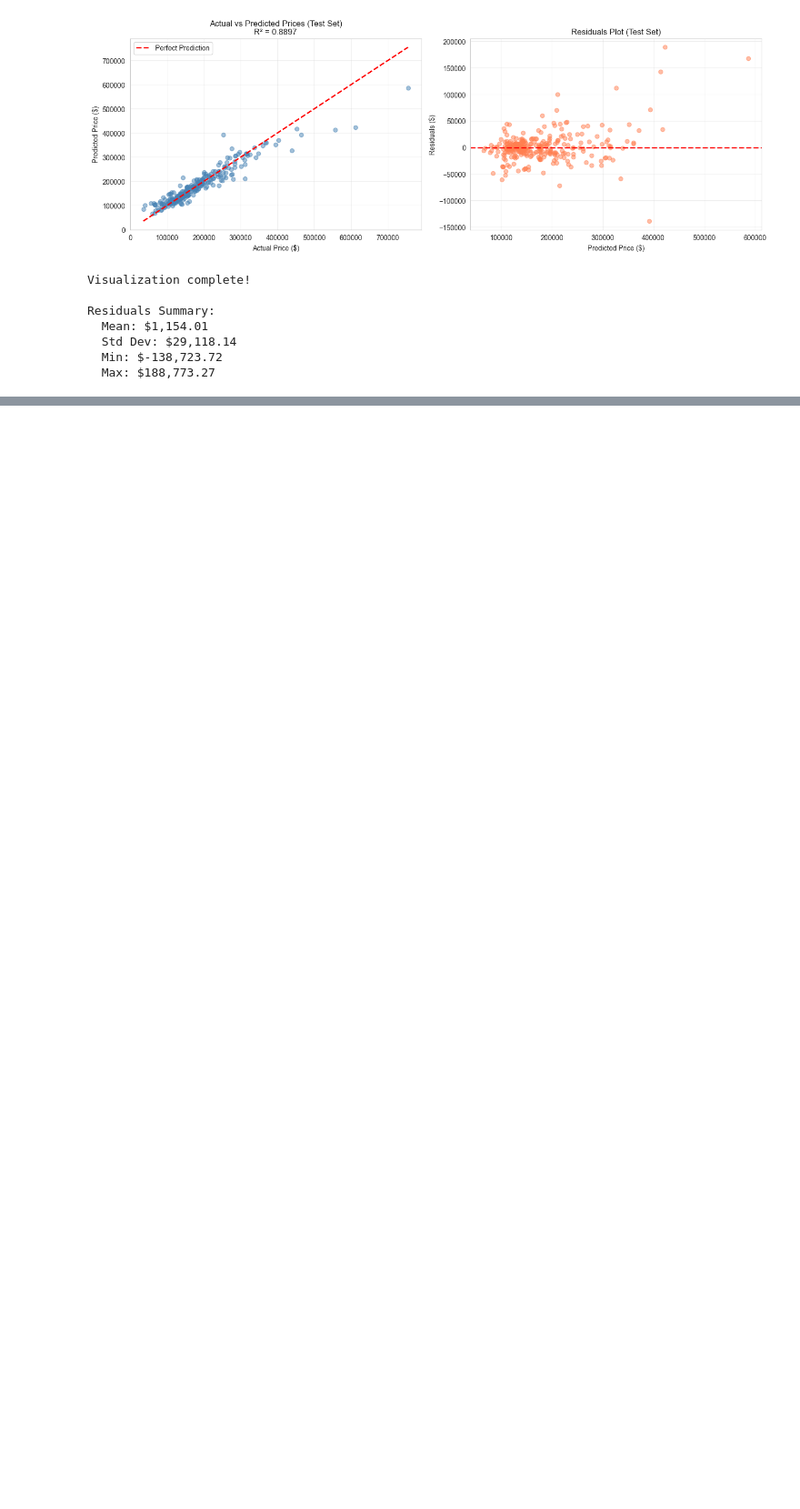
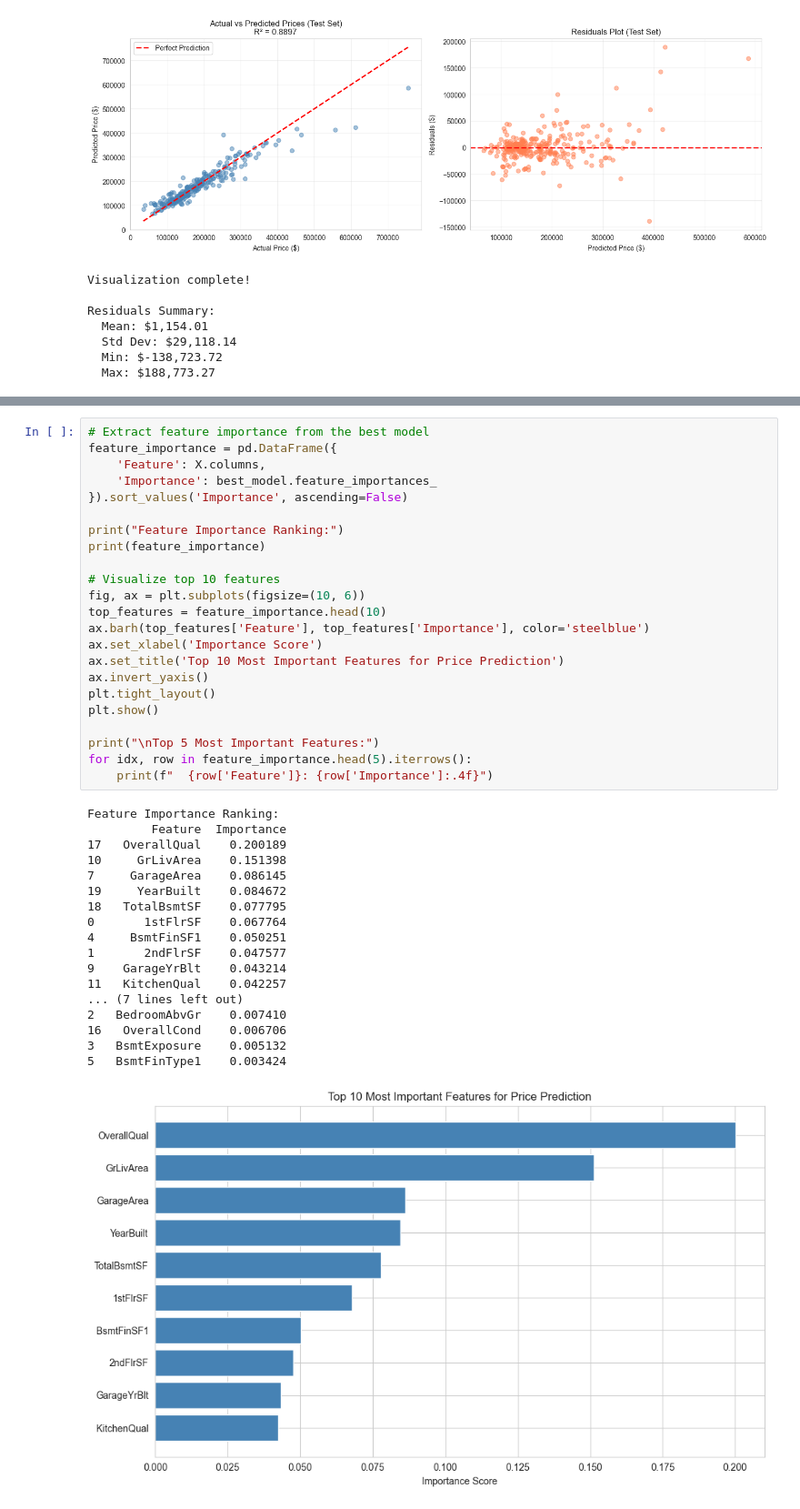
Before and after one commit to Saretta1194/Heritage-housing, a Jupyter notebook: jupyter_notebooks/03_model_training.ipynb, the cells around one changed output, grey strips where cells are left out. Shown: that part at 91% size. Drawn from its saved outputs; the diff is of its cells as text; blank space fills up the shorter version.

Commit message:
Complete model training notebook

```diff
--- a/jupyter_notebooks/03_model_training.ipynb
+++ b/jupyter_notebooks/03_model_training.ipynb
@@ -343,0 +346,42 @@ Residuals Summary:
+# %%
+# Extract feature importance from the best model
+feature_importance = pd.DataFrame({
+    'Feature': X.columns,
+    'Importance': best_model.feature_importances_
+}).sort_values('Importance', ascending=False)
+
+print("Feature Importance Ranking:")
+print(feature_importance)
+
+# Visualize top 10 features
+fig, ax = plt.subplots(figsize=(10, 6))
+top_features = feature_importance.head(10)
+ax.barh(top_features['Feature'], top_features['Importance'], color='steelblue')
+ax.set_xlabel('Importance Score')
+ax.set_title('Top 10 Most Important Features for Price Prediction')
+ax.invert_yaxis()
+plt.tight_layout()
+plt.show()
+
+print("\nTop 5 Most Important Features:")
+for idx, row in feature_importance.head(5).iterrows():
+    print(f"  {row['Feature']}: {row['Importance']:.4f}")
+# %% [output]
+Feature Importance Ranking:
+         Feature  Importance
+17   OverallQual    0.200189
+10     GrLivArea    0.151398
+7     GarageArea    0.086145
+19     YearBuilt    0.084672
+18   TotalBsmtSF    0.077795
+0       1stFlrSF    0.067764
+4     BsmtFinSF1    0.050251
+1       2ndFlrSF    0.047577
+9    GarageYrBlt    0.043214
+11   KitchenQual    0.042257
+... (7 lines left out)
+2   BedroomAbvGr    0.007410
+16   OverallCond    0.006706
+3   BsmtExposure    0.005132
+5   BsmtFinType1    0.003424
+[figure, added]
```
Also changed, not shown: parts of 4 cells of this notebook.
